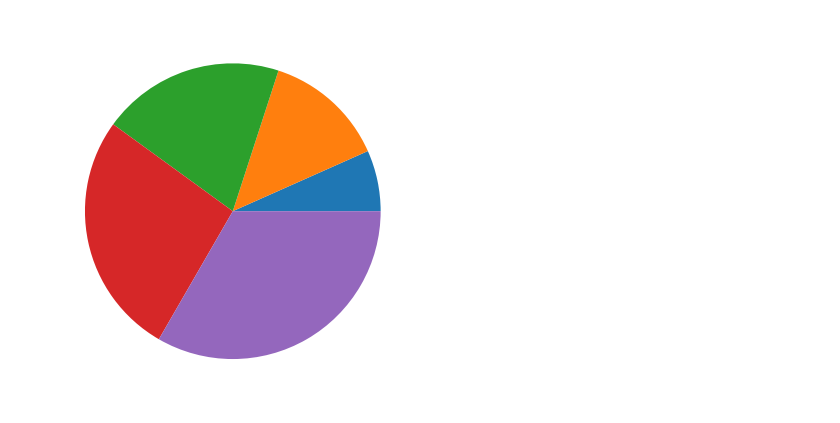
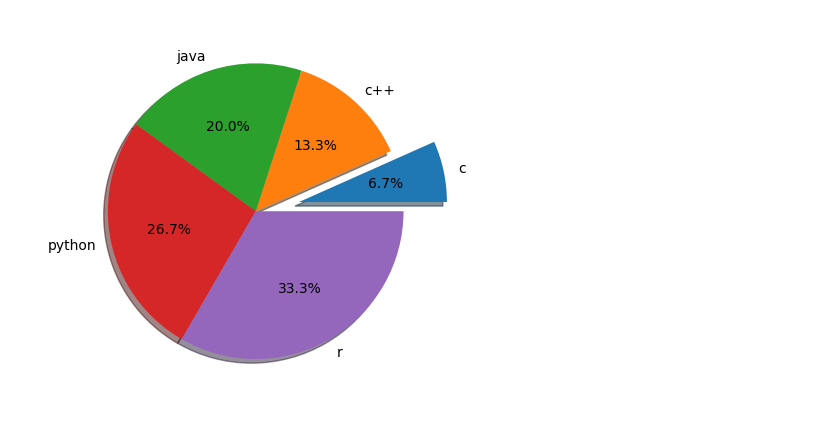
Before and after one commit to BalrajeGaikwad/Matplotlib-from-Basic-to-Advance, a Jupyter notebook: PiePlot.ipynb, the cells around one changed output. Drawn from its saved outputs; the diff is of its cells as text; code cells hidden in the pictures.

```diff
--- a/PiePlot.ipynb
+++ b/PiePlot.ipynb
@@ -2,8 +2,9 @@
 import matplotlib.pyplot as plt
 # %%
 x=[1,2,3,4,5]
-
-plt.pie(x)
+y=["c","c++","java", "python","r"]
+ex=[0.3,0.0,0.0,0.0,0.0]
+plt.pie(x, labels=y, explode=ex, autopct="%0.1f%%", shadow=True)
 plt.show()
 # %% [output]
-[figure, old version]
+[figure, new version]
```
Also changed, not shown: parts of 9 cells of this notebook, 5 other files.
